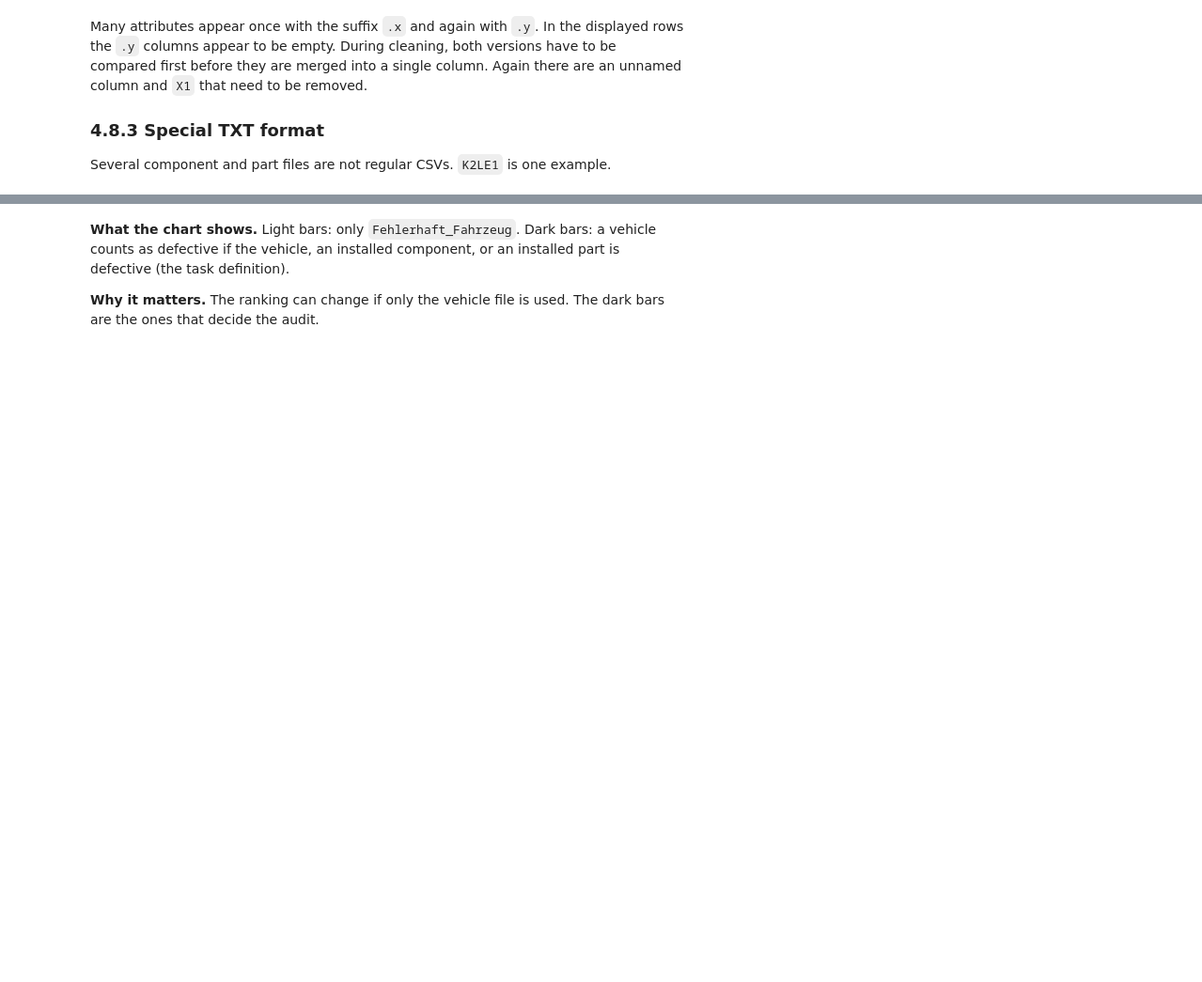
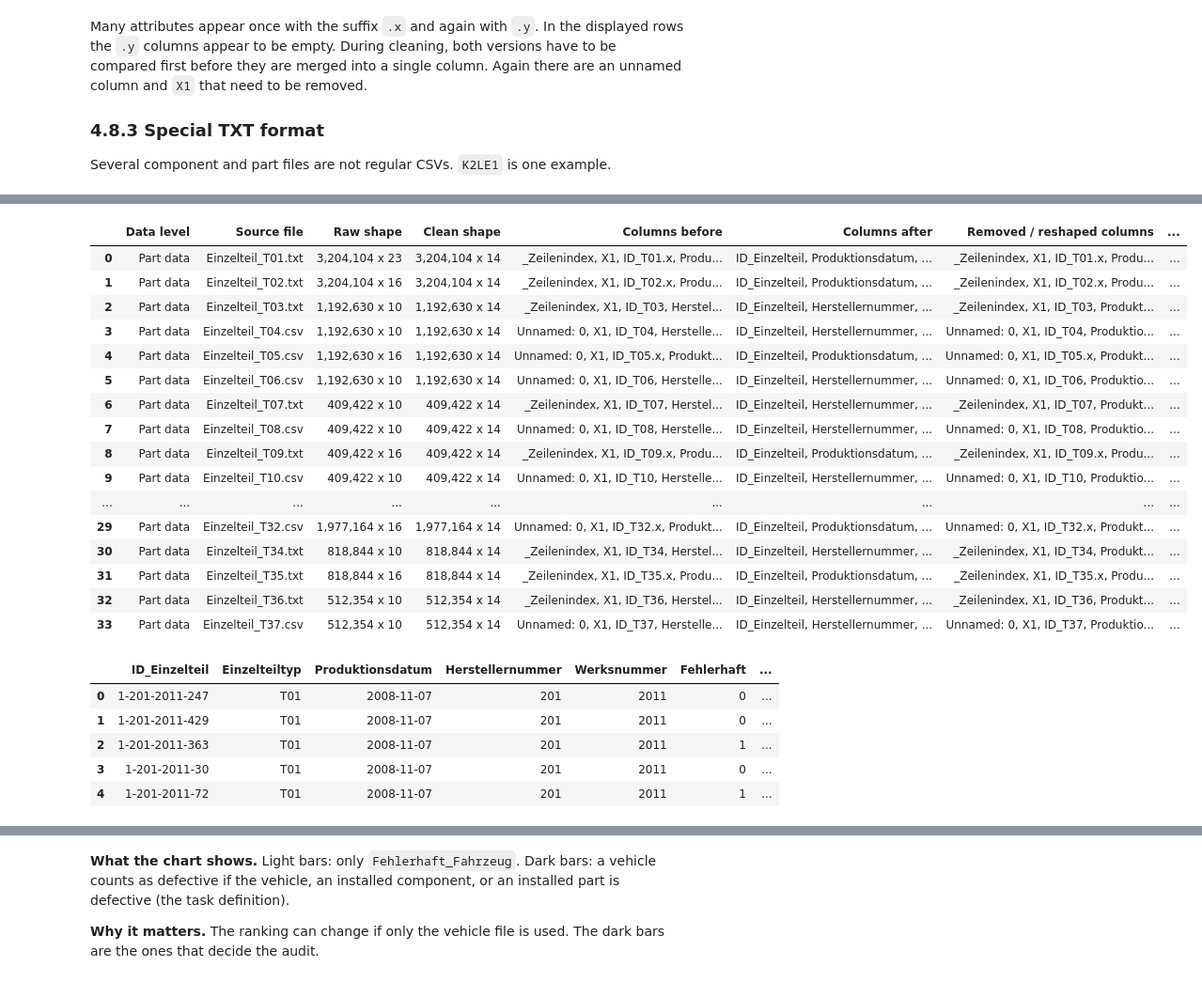
Before and after one commit to Patrick-RG/SoSe26_Case_Study_Group_44, a Jupyter notebook: SoSe26_Case_Study_Group_44.ipynb, the cells around one changed output, grey strips where cells are left out. Shown at 94% size. Saved outputs shown, nothing was run; the diff lists cells and outputs as text; code cells hidden in the pictures; blank space fills up the shorter version.

```diff
--- a/SoSe26_Case_Study_Group_44.ipynb
+++ b/SoSe26_Case_Study_Group_44.ipynb
@@ -1455,44 +2291,34 @@ for part_type, source_file in part_paths.items():
         )
 
     part_id_column = part_id_columns[0]
-    cleaned_part_data = standardize_dates(cleaned_part_data)
+    cleaned_part_data = standardize_dates(
+        cleaned_part_data,
+        source_file.name,
+    )
     cleaned_part_data = correct_keys_from_id(
         cleaned_part_data,
         part_id_column,
         source_file.name,
     )
-    cleaned_part_data["Fehlerhaft"] = pd.to_numeric(
+    cleaned_part_data["Fehlerhaft"] = convert_numeric_values(
         cleaned_part_data["Fehlerhaft"],
-        errors="coerce",
-    ).astype("Int64")
-    cleaned_part_data["Fehlerhaft_Fahrleistung"] = pd.to_numeric(
+        source_file.name,
+        "Fehlerhaft",
+        integer=True,
+        allowed_values={0, 1},
+    )
+    cleaned_part_data["Fehlerhaft_Fahrleistung"] = convert_numeric_values(
         cleaned_part_data["Fehlerhaft_Fahrleistung"],
-        errors="coerce",
+        source_file.name,
+        "Fehlerhaft_Fahrleistung",
+        non_negative=True,
     )
 
-    duplicate_part_rows = cleaned_part_data.duplicated(
+    cleaned_part_data = consolidate_duplicate_ids(
+        cleaned_part_data,
         part_id_column,
-        keep=False,
+        source_file.name,
     )
-    if duplicate_part_rows.any():
-        cleaning_log.append(
-            {
-                "Quelldatei": source_file.name,
-                "Prüfung": "Duplicate part rows consolidated",
-                "Anzahl": int(duplicate_part_rows.sum()),
-            }
-        )
-        # If the same part ID appears twice, keep a defect if any copy is defective.
-        part_aggregation = {
-            column: "max" if column == "Fehlerhaft" else "first"
-            for column in cleaned_part_data.columns
-            if column != part_id_column
-        }
-        cleaned_part_data = cleaned_part_data.groupby(
-            part_id_column,
-            as_index=False,
-            dropna=False,
-        ).agg(part_aggregation)
 
     cleaned_part_data = cleaned_part_data.rename(
         columns={part_id_column: "ID_Einzelteil"}
@@ -1502,33 +2328,63 @@ for part_type, source_file in part_paths.items():
     cleaned_part_data = cleaned_part_data.merge(
         tier_2_plants,
         on="Werksnummer",
         how="left",
         validate="many_to_one",
+    )
+    record_cleaning_summary(
+        source_file.name, "Part data", raw_part_data, cleaned_part_data
     )
     part_frames.append(cleaned_part_data)
 
 parts_clean = pd.concat(part_frames, ignore_index=True)
 parts_clean = parts_clean[
     [
         "ID_Einzelteil",
         "Einzelteiltyp",
         "Produktionsdatum",
         "Herstellernummer",
         "Werksnummer",
         "Fehlerhaft",
         "Fehlerhaft_Datum",
         "Fehlerhaft_Fahrleistung",
         "Werk",
         "PLZ",
         "ORT",
         "Breitengrad",
         "Längengrad",
         "Quelldatei",
     ]
 ]
 
 del part_frames, raw_part_data
 
-parts_clean.groupby("Einzelteiltyp").size().rename(
-    "Anzahl_Einzelteile"
-).to_frame()
+display_cleaning_summary("Part data")
+display(parts_clean.head())
+display(
+    parts_clean.groupby("Einzelteiltyp").size()
+    .rename("Number of parts").to_frame()
+)
+# %% [output]
+|  | Data level | Source file | Raw shape | Clean shape | Columns before | Columns after | Removed / reshaped columns | ... |
+| 0 | Part data | Einzelteil_T01.txt | 3,204,104 x 23 | 3,204,104 x 14 | _Zeilenindex, X1, ID_T01.x, Produ... | ID_Einzelteil, Produktionsdatum, ... | _Zeilenindex, X1, ID_T01.x, Produ... | ... |
+| 1 | Part data | Einzelteil_T02.txt | 3,204,104 x 16 | 3,204,104 x 14 | _Zeilenindex, X1, ID_T02.x, Produ... | ID_Einzelteil, Produktionsdatum, ... | _Zeilenindex, X1, ID_T02.x, Produ... | ... |
+| 2 | Part data | Einzelteil_T03.txt | 1,192,630 x 10 | 1,192,630 x 14 | _Zeilenindex, X1, ID_T03, Herstel... | ID_Einzelteil, Herstellernummer, ... | _Zeilenindex, X1, ID_T03, Produkt... | ... |
+| 3 | Part data | Einzelteil_T04.csv | 1,192,630 x 10 | 1,192,630 x 14 | Unnamed: 0, X1, ID_T04, Herstelle... | ID_Einzelteil, Herstellernummer, ... | Unnamed: 0, X1, ID_T04, Produktio... | ... |
+| 4 | Part data | Einzelteil_T05.csv | 1,192,630 x 16 | 1,192,630 x 14 | Unnamed: 0, X1, ID_T05.x, Produkt... | ID_Einzelteil, Produktionsdatum, ... | Unnamed: 0, X1, ID_T05.x, Produkt... | ... |
+| 5 | Part data | Einzelteil_T06.csv | 1,192,630 x 10 | 1,192,630 x 14 | Unnamed: 0, X1, ID_T06, Herstelle... | ID_Einzelteil, Herstellernummer, ... | Unnamed: 0, X1, ID_T06, Produktio... | ... |
+| 6 | Part data | Einzelteil_T07.txt | 409,422 x 10 | 409,422 x 14 | _Zeilenindex, X1, ID_T07, Herstel... | ID_Einzelteil, Herstellernummer, ... | _Zeilenindex, X1, ID_T07, Produkt... | ... |
+| 7 | Part data | Einzelteil_T08.csv | 409,422 x 10 | 409,422 x 14 | Unnamed: 0, X1, ID_T08, Herstelle... | ID_Einzelteil, Herstellernummer, ... | Unnamed: 0, X1, ID_T08, Produktio... | ... |
+| 8 | Part data | Einzelteil_T09.txt | 409,422 x 16 | 409,422 x 14 | _Zeilenindex, X1, ID_T09.x, Produ... | ID_Einzelteil, Produktionsdatum, ... | _Zeilenindex, X1, ID_T09.x, Produ... | ... |
+| 9 | Part data | Einzelteil_T10.csv | 409,422 x 10 | 409,422 x 14 | Unnamed: 0, X1, ID_T10, Herstelle... | ID_Einzelteil, Herstellernummer, ... | Unnamed: 0, X1, ID_T10, Produktio... | ... |
+| ... | ... | ... | ... | ... | ... | ... | ... | ... |
+| 29 | Part data | Einzelteil_T32.csv | 1,977,164 x 16 | 1,977,164 x 14 | Unnamed: 0, X1, ID_T32.x, Produkt... | ID_Einzelteil, Produktionsdatum, ... | Unnamed: 0, X1, ID_T32.x, Produkt... | ... |
+| 30 | Part data | Einzelteil_T34.txt | 818,844 x 10 | 818,844 x 14 | _Zeilenindex, X1, ID_T34, Herstel... | ID_Einzelteil, Herstellernummer, ... | _Zeilenindex, X1, ID_T34, Produkt... | ... |
+| 31 | Part data | Einzelteil_T35.txt | 818,844 x 16 | 818,844 x 14 | _Zeilenindex, X1, ID_T35.x, Produ... | ID_Einzelteil, Produktionsdatum, ... | _Zeilenindex, X1, ID_T35.x, Produ... | ... |
+| 32 | Part data | Einzelteil_T36.txt | 512,354 x 10 | 512,354 x 14 | _Zeilenindex, X1, ID_T36, Herstel... | ID_Einzelteil, Herstellernummer, ... | _Zeilenindex, X1, ID_T36, Produkt... | ... |
+| 33 | Part data | Einzelteil_T37.csv | 512,354 x 10 | 512,354 x 14 | Unnamed: 0, X1, ID_T37, Herstelle... | ID_Einzelteil, Herstellernummer, ... | Unnamed: 0, X1, ID_T37, Produktio... | ... |
+|  | ID_Einzelteil | Einzelteiltyp | Produktionsdatum | Herstellernummer | Werksnummer | Fehlerhaft | ... |
+| 0 | 1-201-2011-247 | T01 | 2008-11-07 | 201 | 2011 | 0 | ... |
+| 1 | 1-201-2011-429 | T01 | 2008-11-07 | 201 | 2011 | 0 | ... |
+| 2 | 1-201-2011-363 | T01 | 2008-11-07 | 201 | 2011 | 1 | ... |
+| 3 | 1-201-2011-30 | T01 | 2008-11-07 | 201 | 2011 | 0 | ... |
+| 4 | 1-201-2011-72 | T01 | 2008-11-07 | 201 | 2011 | 1 | ... |
```
Also changed, not shown: parts of 98 cells of this notebook.
